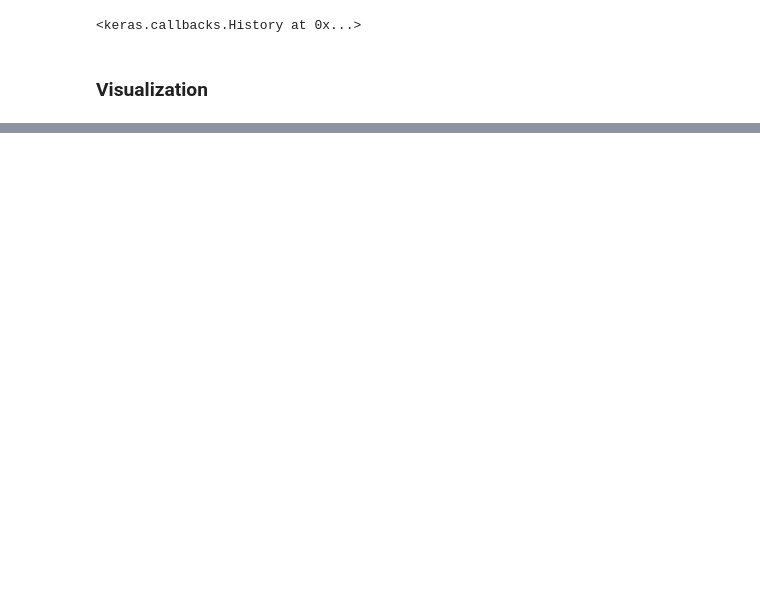
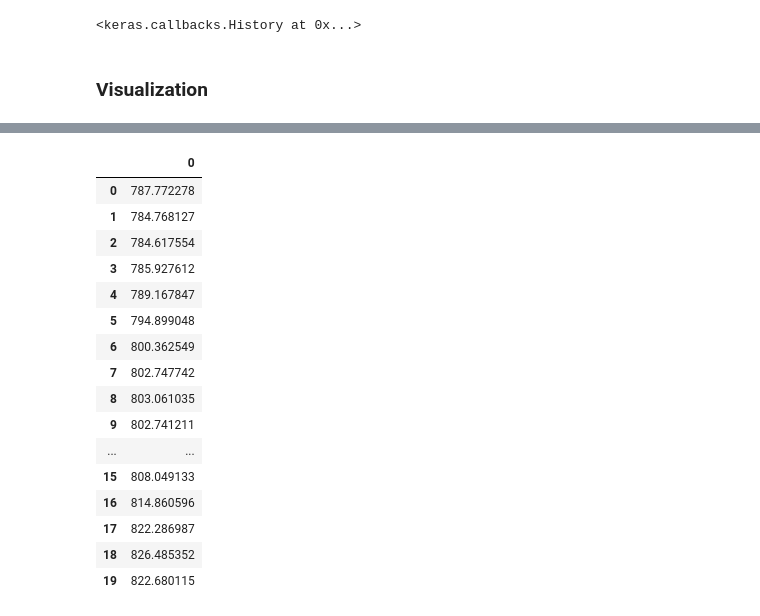
Before and after one commit to Rhuck1/Bitcoin-Price-Analysis, a Jupyter notebook: edureka_stock_prediction.ipynb, the cells around one changed output, grey strips where cells are left out. Drawn from its saved outputs; the diff is of its cells as text; code cells hidden in the pictures; blank space fills up the shorter version.

```diff
--- a/edureka_stock_prediction.ipynb
+++ b/edureka_stock_prediction.ipynb
@@ -323,0 +389,20 @@ memory usage: 19.7 KB
+# %%
+predicted_stock_price
+# %% [output]
+|  | 0 |
+| 0 | 787.772278 |
+| 1 | 784.768127 |
+| 2 | 784.617554 |
+| 3 | 785.927612 |
+| 4 | 789.167847 |
+| 5 | 794.899048 |
+| 6 | 800.362549 |
+| 7 | 802.747742 |
+| 8 | 803.061035 |
+| 9 | 802.741211 |
+| ... | ... |
+| 15 | 808.049133 |
+| 16 | 814.860596 |
+| 17 | 822.286987 |
+| 18 | 826.485352 |
+| 19 | 822.680115 |
```
Also changed, not shown: parts of 15 cells of this notebook, 8 other files.
